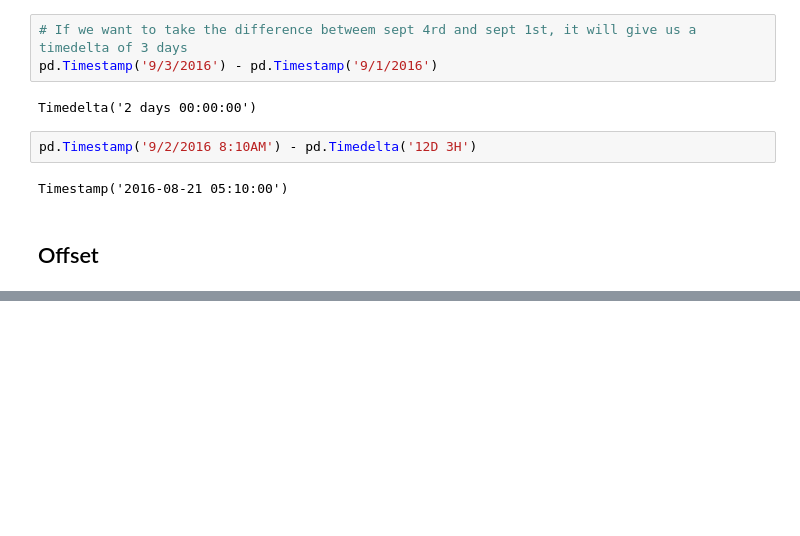
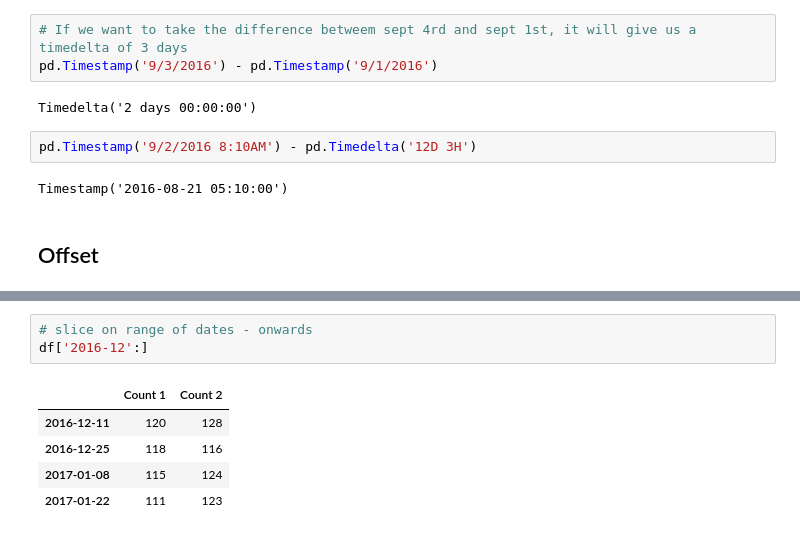
Before and after one commit to pahadiahimanshu/UMdatascience, a Jupyter notebook: Intro-to-DS/Week-3/Pandas-playground-2.ipynb, the cells around one changed output, grey strips where cells are left out. Drawn from its saved outputs; the diff is of its cells as text; blank space fills up the shorter version.

```diff
--- a/Intro-to-DS/Week-3/Pandas-playground-2.ipynb
+++ b/Intro-to-DS/Week-3/Pandas-playground-2.ipynb
@@ -1107,0 +1218,9 @@ pd.Timestamp('9/4/2016')
+# %%
+# slice on range of dates - onwards
+df['2016-12':]
+# %% [output]
+|  | Count 1 | Count 2 |
+| 2016-12-11 | 120 | 128 |
+| 2016-12-25 | 118 | 116 |
+| 2017-01-08 | 115 | 124 |
+| 2017-01-22 | 111 | 123 |
```
Also changed, not shown: parts of 17 cells of this notebook.
